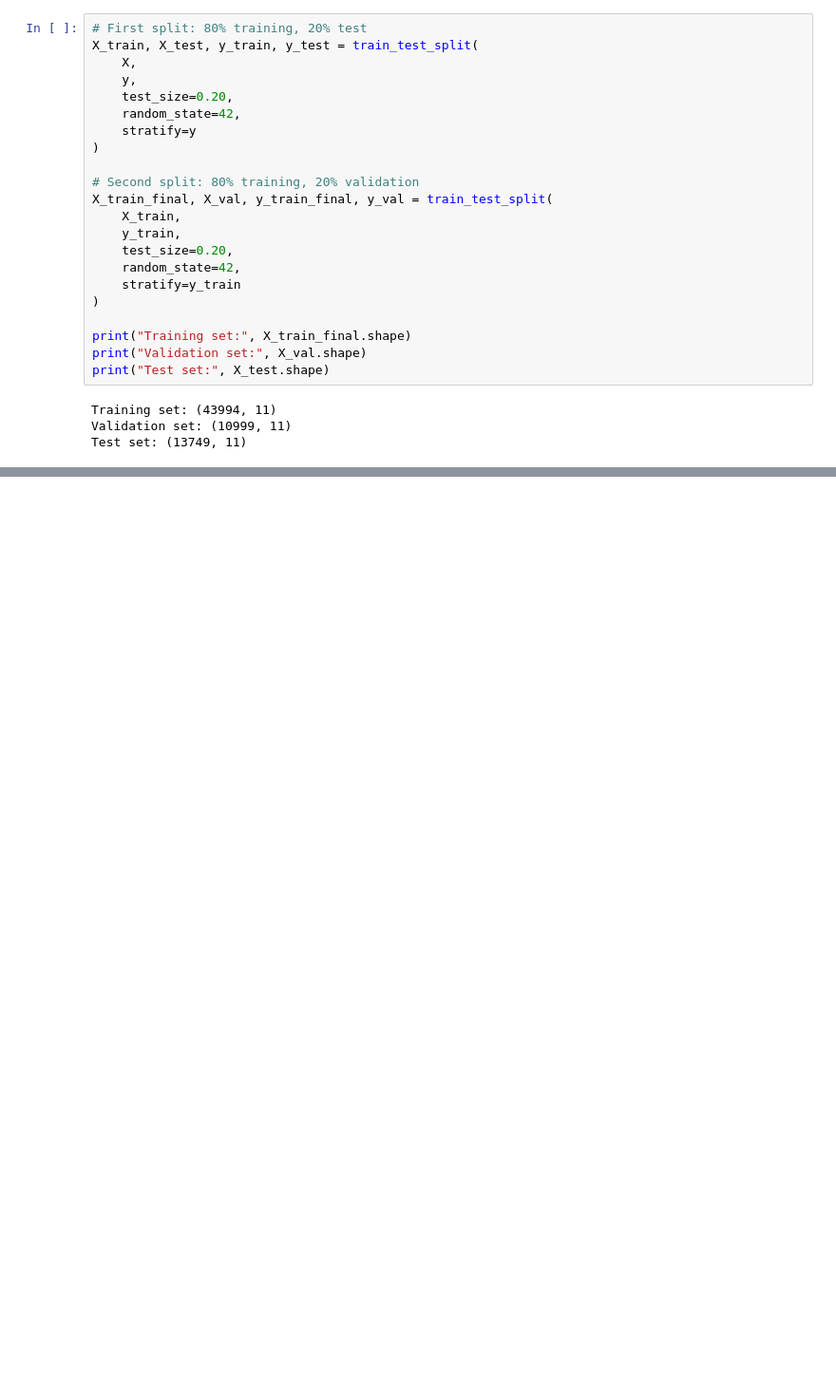
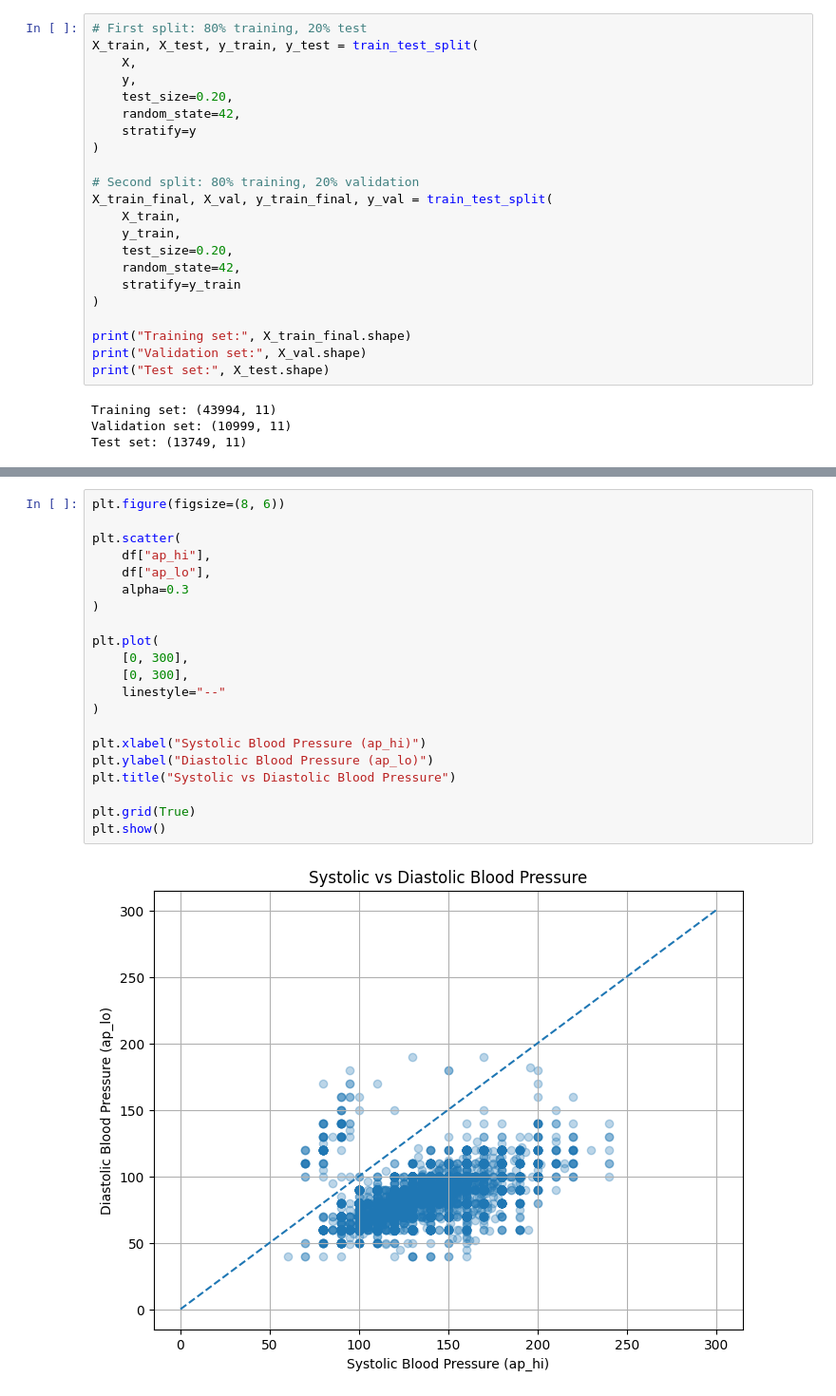
Before and after one commit to balsamkhaleel/Internship-Ai-ML, a Jupyter notebook: project/Deep_learning_06.ipynb, the cells around one changed output, grey strips where cells are left out. Shown at 95% size. Saved outputs shown, nothing was run; the diff lists cells and outputs as text; blank space fills up the shorter version.

```diff
--- a/project/Deep_learning_06.ipynb
+++ b/project/Deep_learning_06.ipynb
@@ -926,0 +393,23 @@ regularization through Early Stopping, and final evaluation on unseen data.
+# %%
+plt.figure(figsize=(8, 6))
+
+plt.scatter(
+    df["ap_hi"],
+    df["ap_lo"],
+    alpha=0.3
+)
+
+plt.plot(
+    [0, 300],
+    [0, 300],
+    linestyle="--"
+)
+
+plt.xlabel("Systolic Blood Pressure (ap_hi)")
+plt.ylabel("Diastolic Blood Pressure (ap_lo)")
+plt.title("Systolic vs Diastolic Blood Pressure")
+
+plt.grid(True)
+plt.show()
+# %% [output]
+[figure, added]
```
Also changed, not shown: parts of 86 cells of this notebook, 1 other file.
